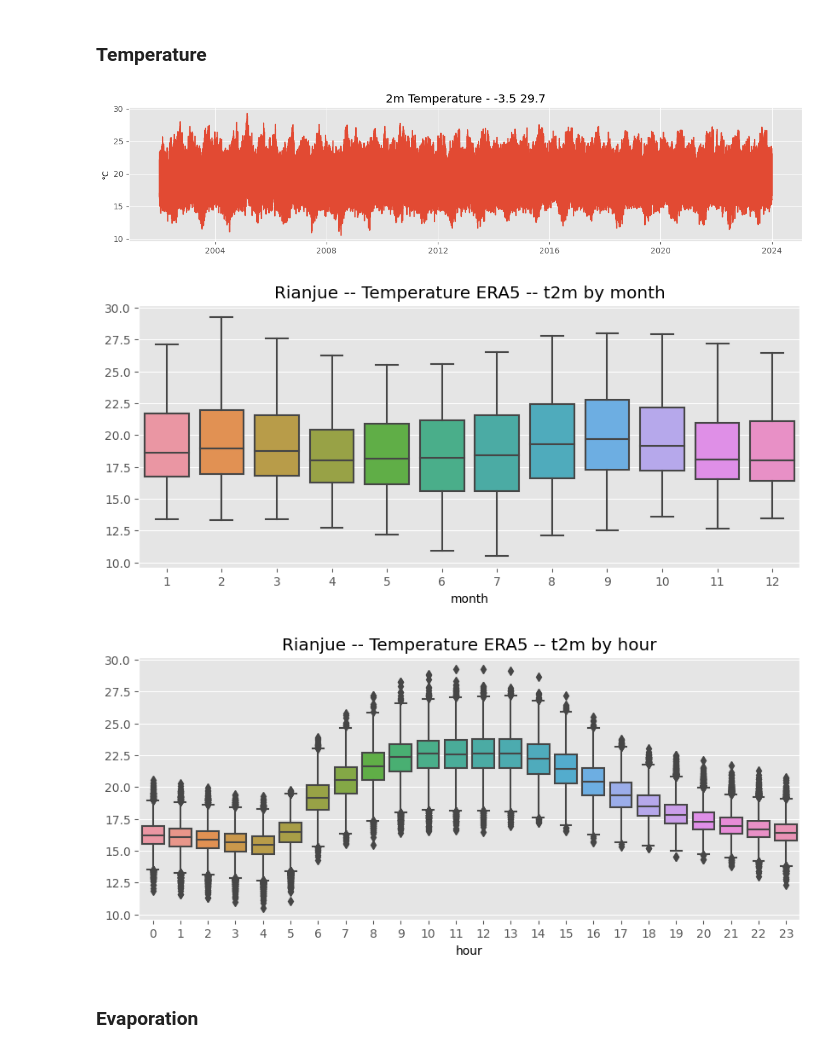
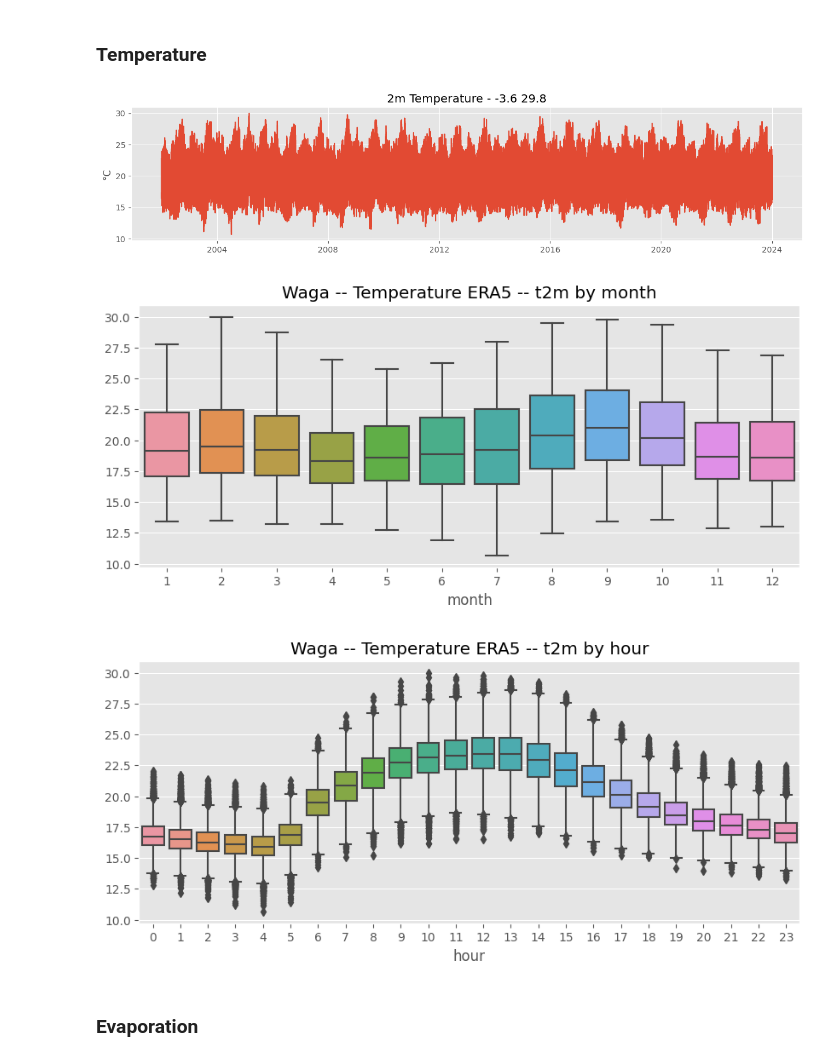
Before and after one commit to o2candoo/Burundi-Hydro, a Jupyter notebook: main.ipynb, the cells around one changed output. Saved outputs shown, nothing was run; the diff lists cells and outputs as text; code cells hidden in the pictures.

```diff
--- a/main.ipynb
+++ b/main.ipynb
@@ -395,8 +403,8 @@ lon:
 [29.7 29.8 29.9]
 # %%
 df_era5, lat_era5, lon_era5 = load_ERA5(
-    lat_index=1,
-    lon_index=0,
+    lat_index=2,
+    lon_index=1,
     months=['1', '2', '3', '4', '5', '6', '7', '8', '9', '10', '11', '12'],
     years=[str(year) for year in range(2002, 2024)],
     plot_nc=plot_nc,
@@ -531,13 +539,13 @@ plt.ylabel('°C')
 plt.plot(temp.t2m)
 plt.show()
 # %% [output]
-[figure, old version]
+[figure, new version]
 # %%
-feature_target_relation(temp, key='t2m', feature='month', location='Rianjue', name='Temperature ERA5')
-feature_target_relation(temp, key='t2m', feature='hour', location='Rianjue', name='Temperature ERA5')
+feature_target_relation(temp, key='t2m', feature='month', location='Waga', name='Temperature ERA5')
+feature_target_relation(temp, key='t2m', feature='hour', location='Waga', name='Temperature ERA5')
 # %% [output]
-[figure, old version]
+[figure, new version]
-[figure, old version]
+[figure, new version]
 # %% [markdown]
 ### Evaporation
 # %%
```
Also changed, not shown: parts of 18 cells of this notebook, 36 other files.
